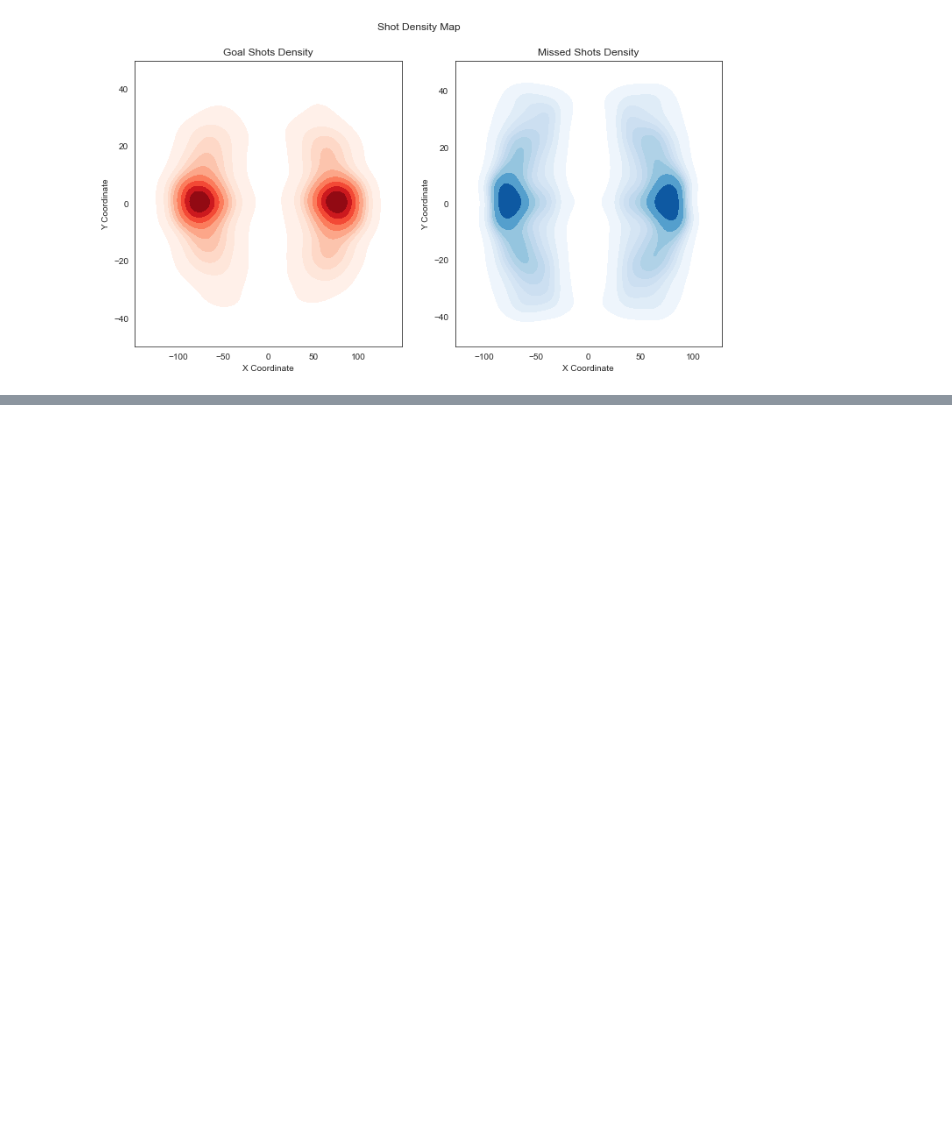
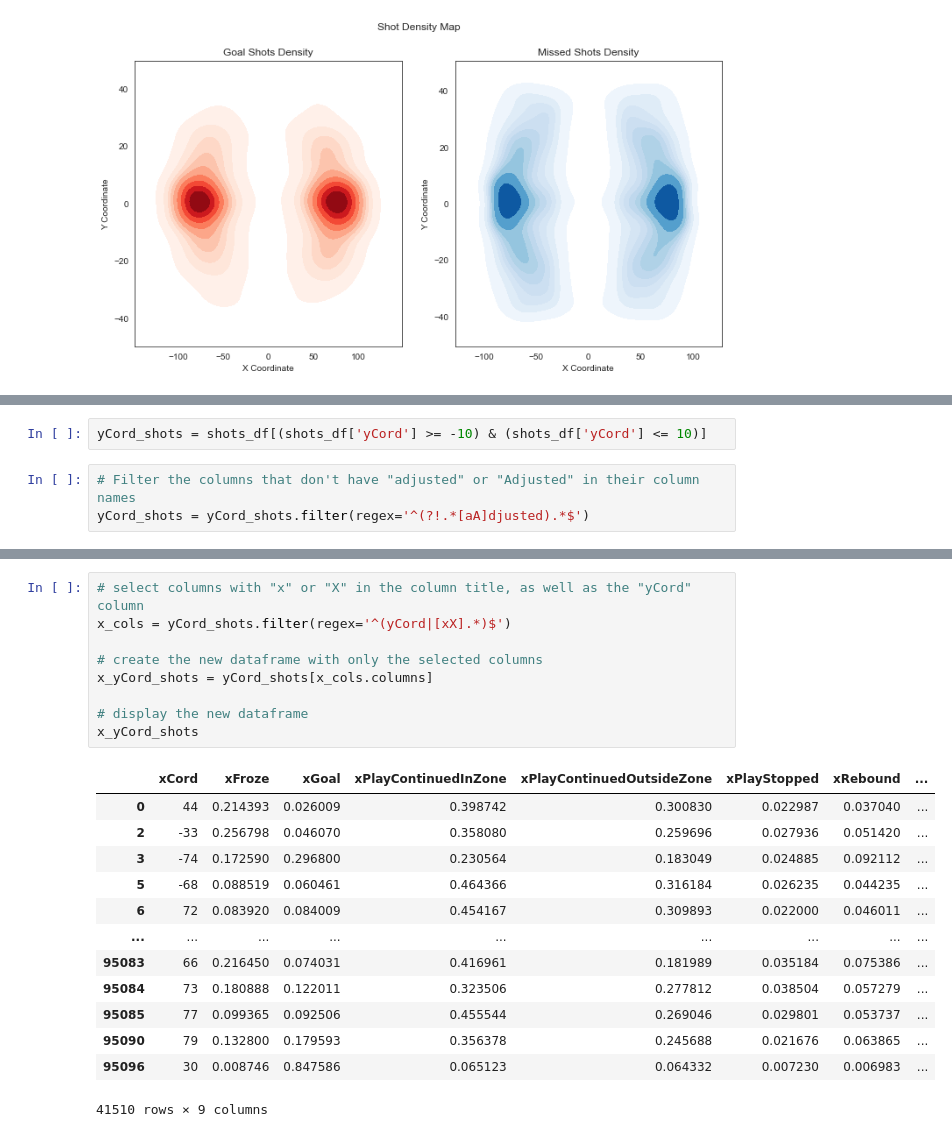
Before and after one commit to MichalOst3389/nhl_team_analysis, a Jupyter notebook: nhl_team_analysis/NHL Notebook.ipynb, the cells around one changed output, grey strips where cells are left out. Cells and saved outputs as stored; diff of their text form; blank space fills up the shorter version.

```diff
--- a/nhl_team_analysis/NHL Notebook.ipynb
+++ b/nhl_team_analysis/NHL Notebook.ipynb
@@ -360,0 +363,5 @@ plt.show()
+# %%
+yCord_shots = shots_df[(shots_df['yCord'] >= -10) & (shots_df['yCord'] <= 10)]
+# %%
+# Filter the columns that don't have "adjusted" or "Adjusted" in their column names
+yCord_shots = yCord_shots.filter(regex='^(?!.*[aA]djusted).*$')
@@ -360,0 +384,23 @@ plt.show()
+# %%
+# select columns with "x" or "X" in the column title, as well as the "yCord" column
+x_cols = yCord_shots.filter(regex='^(yCord|[xX].*)$')
+
+# create the new dataframe with only the selected columns
+x_yCord_shots = yCord_shots[x_cols.columns]
+
+# display the new dataframe
+x_yCord_shots
+# %% [output]
+|  | xCord | xFroze | xGoal | xPlayContinuedInZone | xPlayContinuedOutsideZone | xPlayStopped | xRebound | ... |
+| 0 | 44 | 0.214393 | 0.026009 | 0.398742 | 0.300830 | 0.022987 | 0.037040 | ... |
+| 2 | -33 | 0.256798 | 0.046070 | 0.358080 | 0.259696 | 0.027936 | 0.051420 | ... |
+| 3 | -74 | 0.172590 | 0.296800 | 0.230564 | 0.183049 | 0.024885 | 0.092112 | ... |
+| 5 | -68 | 0.088519 | 0.060461 | 0.464366 | 0.316184 | 0.026235 | 0.044235 | ... |
+| 6 | 72 | 0.083920 | 0.084009 | 0.454167 | 0.309893 | 0.022000 | 0.046011 | ... |
+| ... | ... | ... | ... | ... | ... | ... | ... | ... |
+| 95083 | 66 | 0.216450 | 0.074031 | 0.416961 | 0.181989 | 0.035184 | 0.075386 | ... |
+| 95084 | 73 | 0.180888 | 0.122011 | 0.323506 | 0.277812 | 0.038504 | 0.057279 | ... |
+| 95085 | 77 | 0.099365 | 0.092506 | 0.455544 | 0.269046 | 0.029801 | 0.053737 | ... |
+| 95090 | 79 | 0.132800 | 0.179593 | 0.356378 | 0.245688 | 0.021676 | 0.063865 | ... |
+| 95096 | 30 | 0.008746 | 0.847586 | 0.065123 | 0.064332 | 0.007230 | 0.006983 | ... |
+41510 rows × 9 columns
```
Also changed, not shown: parts of 10 cells of this notebook.
